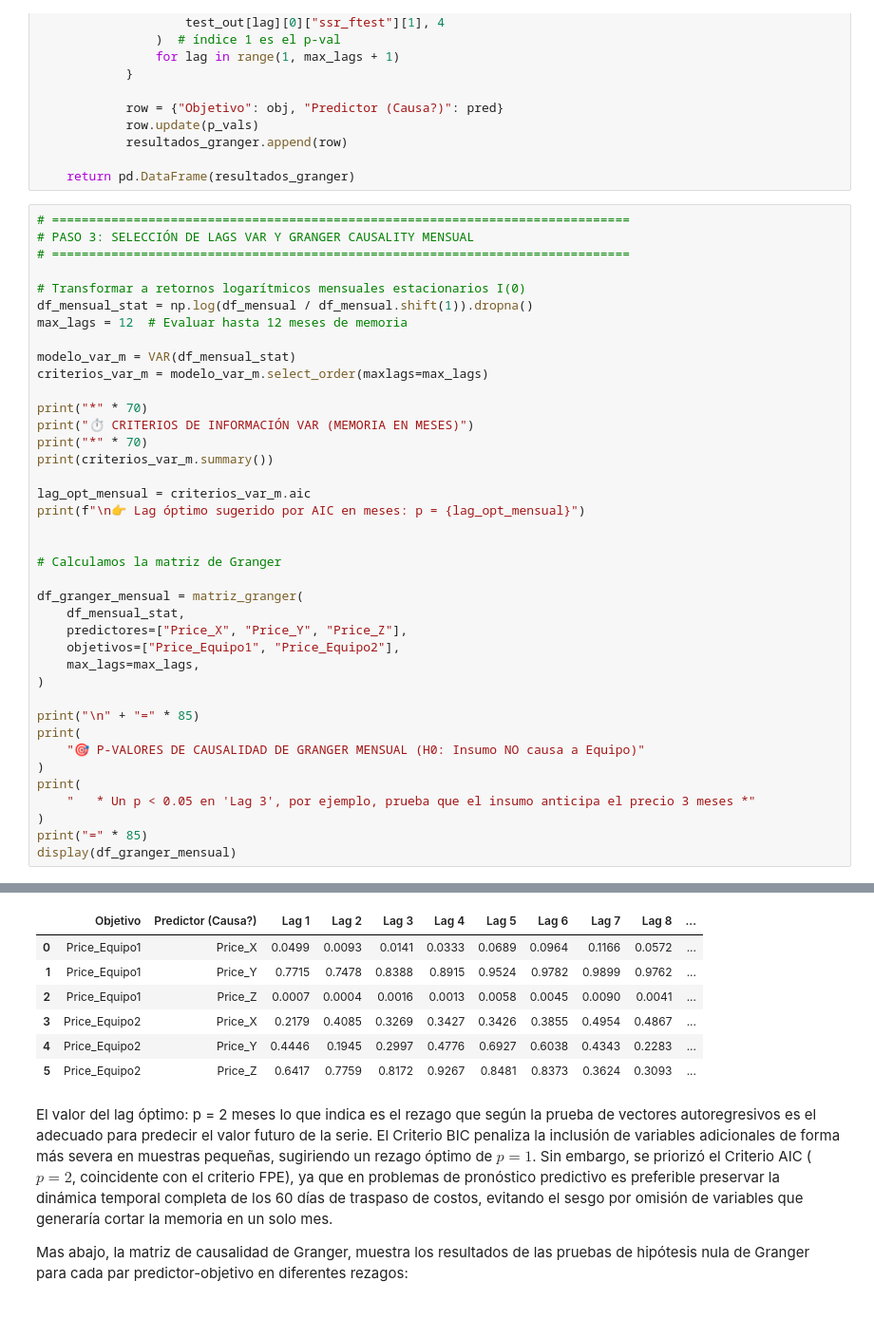
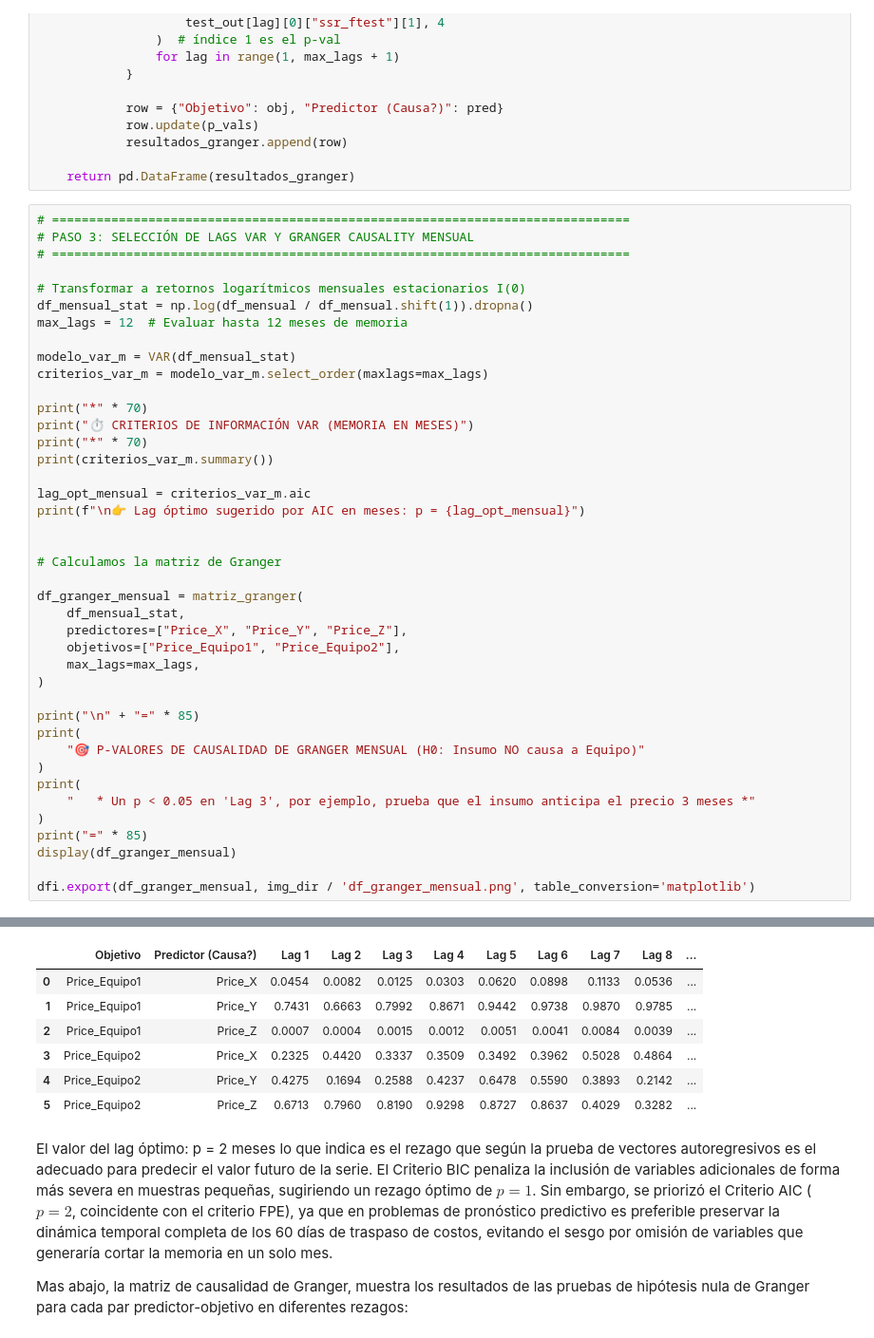
Before and after one commit to jairochoa/technical_test_dtknw, a Jupyter notebook: notebooks/01_eda.ipynb, the cells around one changed output, grey strips where cells are left out. Shown at 95% size. Cells and saved outputs as stored; diff of their text form.

```diff
--- a/notebooks/01_eda.ipynb
+++ b/notebooks/01_eda.ipynb
@@ -487,6 +487,8 @@ print(
 )
 print("=" * 85)
 display(df_granger_mensual)
+
+dfi.export(df_granger_mensual, img_dir / 'df_granger_mensual.png', table_conversion='matplotlib')
 # %% [output]
 **********************************************************************
 ⏱️ CRITERIOS DE INFORMACIÓN VAR (MEMORIA EN MESES)
@@ -503,15 +505,15 @@ display(df_granger_mensual)
 ... (516 lines left out)
 =====================================================================================
 🎯 P-VALORES DE CAUSALIDAD DE GRANGER MENSUAL (H0: Insumo NO causa a Equipo)
    * Un p < 0.05 en 'Lag 3', por ejemplo, prueba que el insumo anticipa el precio 3 meses *
 =====================================================================================
 |  | Objetivo | Predictor (Causa?) | Lag 1 | Lag 2 | Lag 3 | Lag 4 | Lag 5 | Lag 6 | Lag 7 | Lag 8 | ... |
-| 0 | Price_Equipo1 | Price_X | 0.0499 | 0.0093 | 0.0141 | 0.0333 | 0.0689 | 0.0964 | 0.1166 | 0.0572 | ... |
-| 1 | Price_Equipo1 | Price_Y | 0.7715 | 0.7478 | 0.8388 | 0.8915 | 0.9524 | 0.9782 | 0.9899 | 0.9762 | ... |
-| 2 | Price_Equipo1 | Price_Z | 0.0007 | 0.0004 | 0.0016 | 0.0013 | 0.0058 | 0.0045 | 0.0090 | 0.0041 | ... |
-| 3 | Price_Equipo2 | Price_X | 0.2179 | 0.4085 | 0.3269 | 0.3427 | 0.3426 | 0.3855 | 0.4954 | 0.4867 | ... |
-| 4 | Price_Equipo2 | Price_Y | 0.4446 | 0.1945 | 0.2997 | 0.4776 | 0.6927 | 0.6038 | 0.4343 | 0.2283 | ... |
-| 5 | Price_Equipo2 | Price_Z | 0.6417 | 0.7759 | 0.8172 | 0.9267 | 0.8481 | 0.8373 | 0.3624 | 0.3093 | ... |
+| 0 | Price_Equipo1 | Price_X | 0.0454 | 0.0082 | 0.0125 | 0.0303 | 0.0620 | 0.0898 | 0.1133 | 0.0536 | ... |
+| 1 | Price_Equipo1 | Price_Y | 0.7431 | 0.6663 | 0.7992 | 0.8671 | 0.9442 | 0.9738 | 0.9870 | 0.9785 | ... |
+| 2 | Price_Equipo1 | Price_Z | 0.0007 | 0.0004 | 0.0015 | 0.0012 | 0.0051 | 0.0041 | 0.0084 | 0.0039 | ... |
+| 3 | Price_Equipo2 | Price_X | 0.2325 | 0.4420 | 0.3337 | 0.3509 | 0.3492 | 0.3962 | 0.5028 | 0.4864 | ... |
+| 4 | Price_Equipo2 | Price_Y | 0.4275 | 0.1694 | 0.2588 | 0.4237 | 0.6478 | 0.5590 | 0.3893 | 0.2142 | ... |
+| 5 | Price_Equipo2 | Price_Z | 0.6713 | 0.7960 | 0.8190 | 0.9298 | 0.8727 | 0.8637 | 0.4029 | 0.3282 | ... |
 # %% [markdown]
 El valor del lag óptimo: p = 2 meses lo que indica es el rezago que según la prueba de vectores autoregresivos es el adecuado para predecir el valor futuro de la serie. El Criterio BIC penaliza la inclusión de variables adicionales de forma más severa en muestras pequeñas, sugiriendo un rezago óptimo de $p = 1$. Sin embargo, se priorizó el Criterio AIC ($p = 2$, coincidente con el criterio FPE), ya que en problemas de pronóstico predictivo es preferible preservar la dinámica temporal completa de los 60 días de traspaso de costos, evitando el sesgo por omisión de variables que generaría cortar la memoria en un solo mes.
 
```
Also changed, not shown: parts of 5 cells of this notebook, 5 other files.
